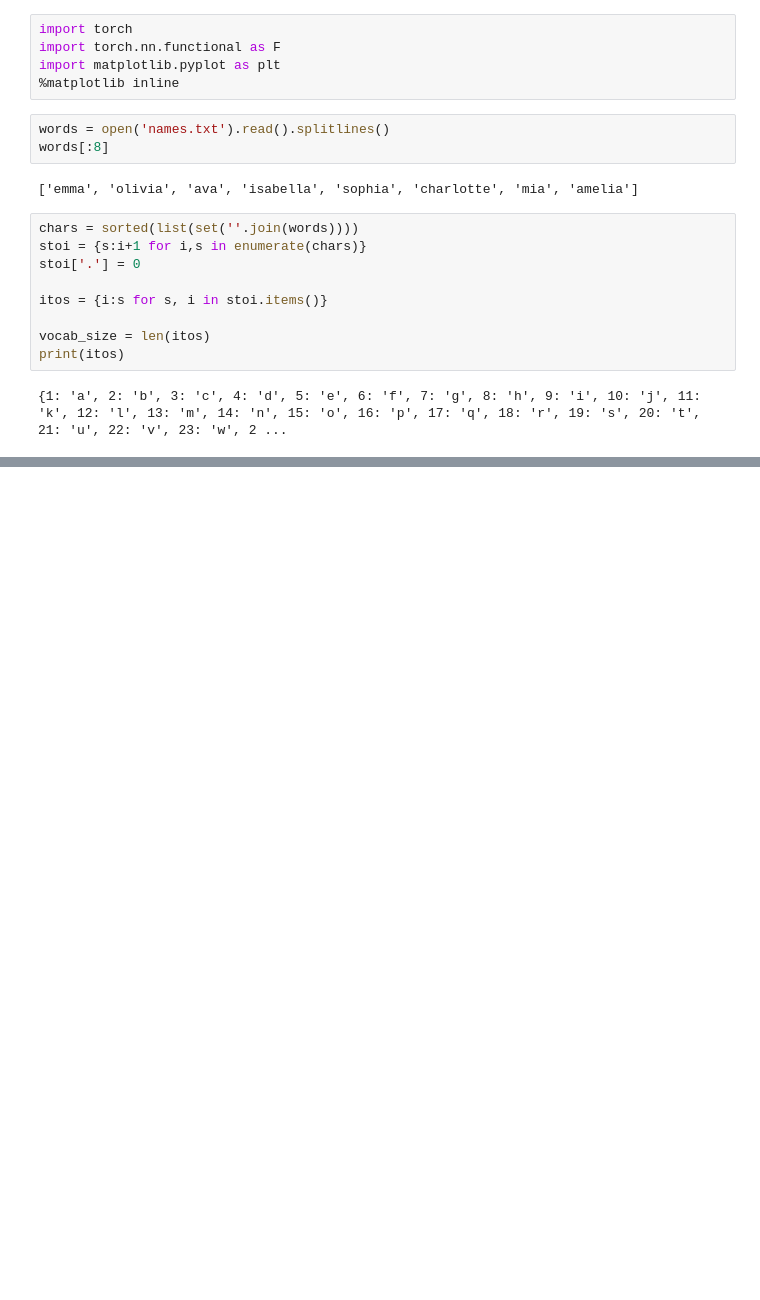
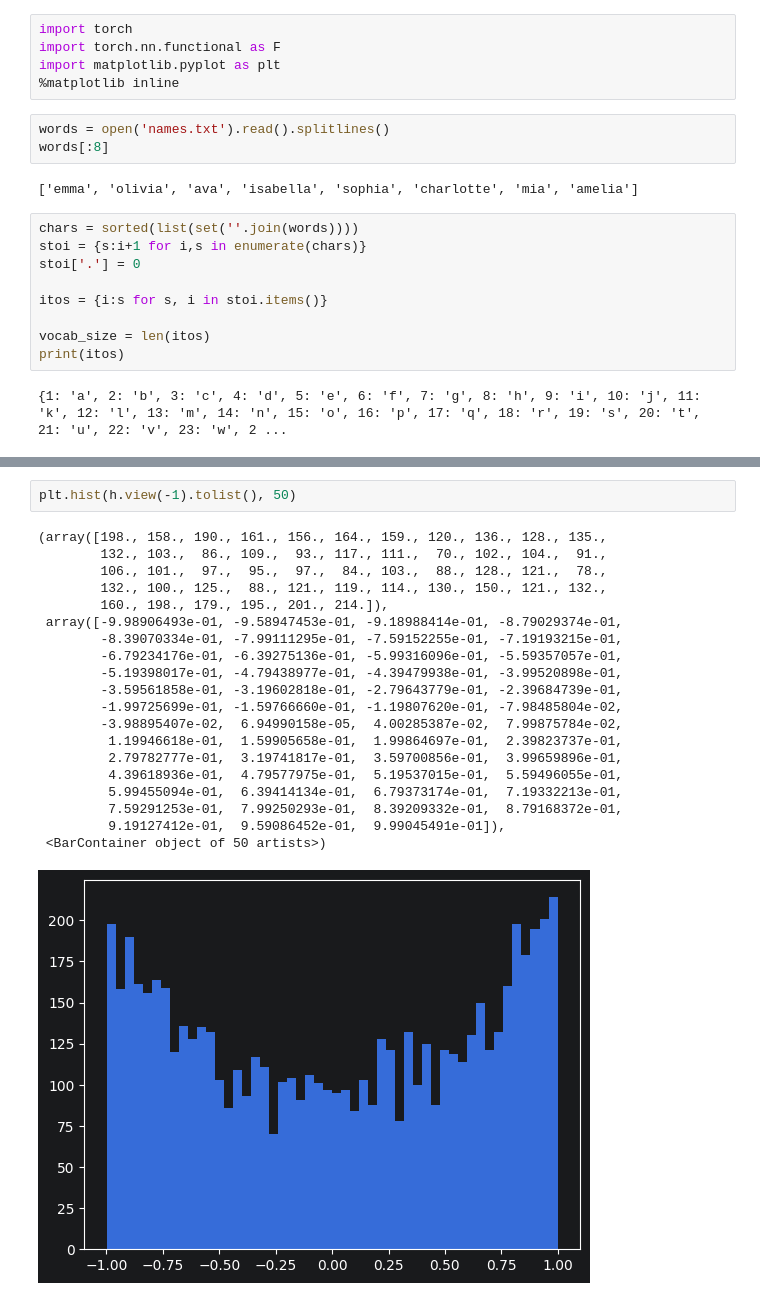
Before and after one commit to vitalii-honchar/neural-networks-zero-to-hero, a Jupyter notebook: makemore/makemore_3.ipynb, the cells around one changed output, grey strips where cells are left out. Saved outputs shown, nothing was run; the diff lists cells and outputs as text; blank space fills up the shorter version.

```diff
--- a/makemore/makemore_3.ipynb
+++ b/makemore/makemore_3.ipynb
@@ -126,0 +134,23 @@ for i in range(200000):
+# %%
+plt.hist(h.view(-1).tolist(), 50)
+# %% [output]
+(array([198., 158., 190., 161., 156., 164., 159., 120., 136., 128., 135.,
+        132., 103.,  86., 109.,  93., 117., 111.,  70., 102., 104.,  91.,
+        106., 101.,  97.,  95.,  97.,  84., 103.,  88., 128., 121.,  78.,
+        132., 100., 125.,  88., 121., 119., 114., 130., 150., 121., 132.,
+        160., 198., 179., 195., 201., 214.]),
+ array([-9.98906493e-01, -9.58947453e-01, -9.18988414e-01, -8.79029374e-01,
+        -8.39070334e-01, -7.99111295e-01, -7.59152255e-01, -7.19193215e-01,
+        -6.79234176e-01, -6.39275136e-01, -5.99316096e-01, -5.59357057e-01,
+        -5.19398017e-01, -4.79438977e-01, -4.39479938e-01, -3.99520898e-01,
+        -3.59561858e-01, -3.19602818e-01, -2.79643779e-01, -2.39684739e-01,
+        -1.99725699e-01, -1.59766660e-01, -1.19807620e-01, -7.98485804e-02,
+        -3.98895407e-02,  6.94990158e-05,  4.00285387e-02,  7.99875784e-02,
+         1.19946618e-01,  1.59905658e-01,  1.99864697e-01,  2.39823737e-01,
+         2.79782777e-01,  3.19741817e-01,  3.59700856e-01,  3.99659896e-01,
+         4.39618936e-01,  4.79577975e-01,  5.19537015e-01,  5.59496055e-01,
+         5.99455094e-01,  6.39414134e-01,  6.79373174e-01,  7.19332213e-01,
+         7.59291253e-01,  7.99250293e-01,  8.39209332e-01,  8.79168372e-01,
+         9.19127412e-01,  9.59086452e-01,  9.99045491e-01]),
+ <BarContainer object of 50 artists>)
+[figure, added]
```
Also changed, not shown: parts of 9 cells of this notebook.
